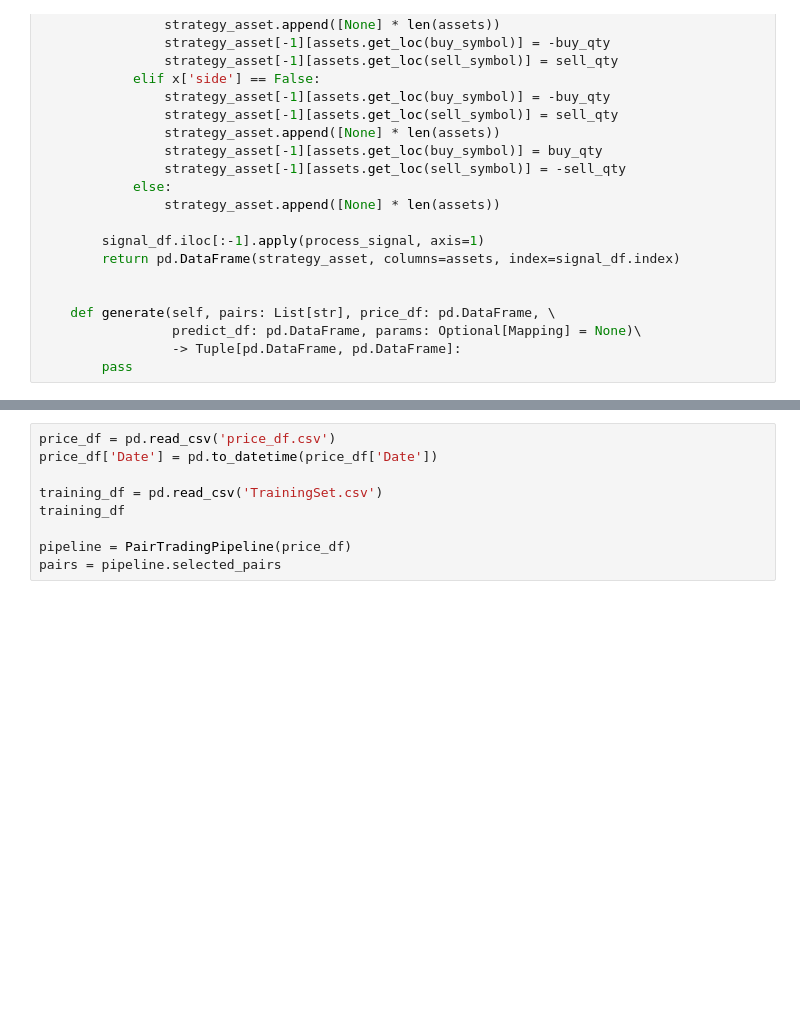
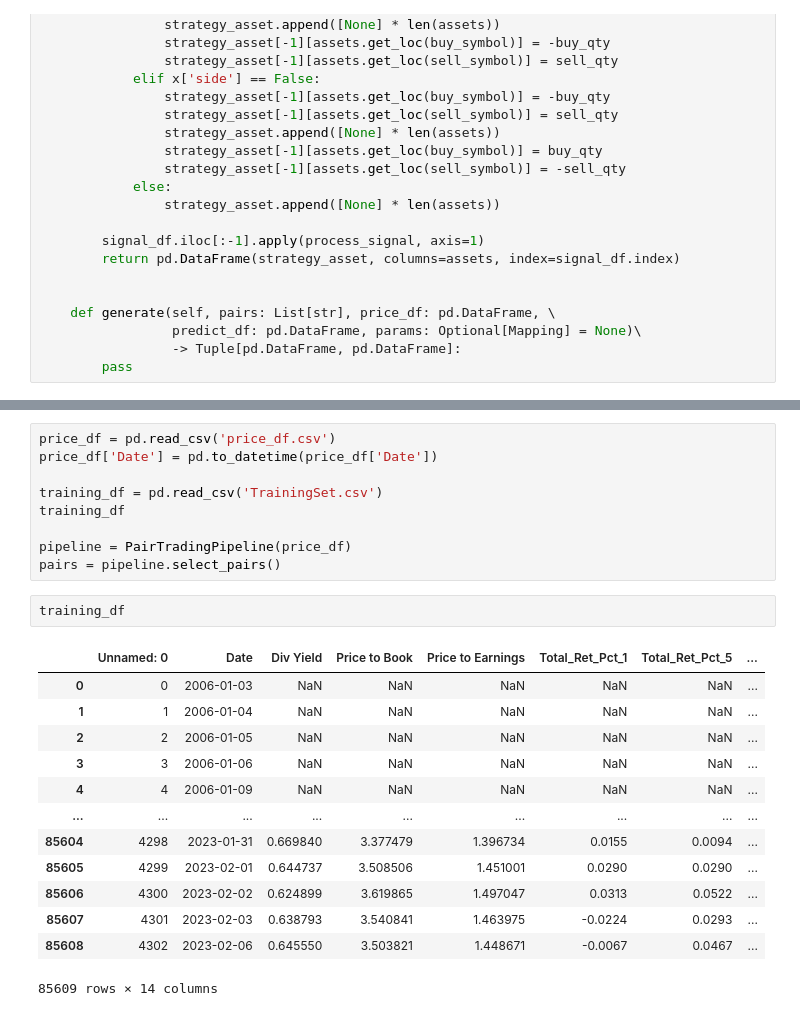
Before and after one commit to DerrickXZY/IAQF_Competition, a Jupyter notebook: pipeline/pipeline.ipynb, the cells around one changed output, grey strips where cells are left out. Cells and saved outputs as stored; diff of their text form; blank space fills up the shorter version.

```diff
--- a/pipeline/pipeline.ipynb
+++ b/pipeline/pipeline.ipynb
@@ -265,5 +282,21 @@ training_df = pd.read_csv('TrainingSet.csv')
 training_df
 
 pipeline = PairTradingPipeline(price_df)
-pairs = pipeline.selected_pairs
+pairs = pipeline.select_pairs()
+# %%
+training_df
+# %% [output]
+|  | Unnamed: 0 | Date | Div Yield | Price to Book | Price to Earnings | Total_Ret_Pct_1 | Total_Ret_Pct_5 | ... |
+| 0 | 0 | 2006-01-03 | NaN | NaN | NaN | NaN | NaN | ... |
+| 1 | 1 | 2006-01-04 | NaN | NaN | NaN | NaN | NaN | ... |
+| 2 | 2 | 2006-01-05 | NaN | NaN | NaN | NaN | NaN | ... |
+| 3 | 3 | 2006-01-06 | NaN | NaN | NaN | NaN | NaN | ... |
+| 4 | 4 | 2006-01-09 | NaN | NaN | NaN | NaN | NaN | ... |
+| ... | ... | ... | ... | ... | ... | ... | ... | ... |
+| 85604 | 4298 | 2023-01-31 | 0.669840 | 3.377479 | 1.396734 | 0.0155 | 0.0094 | ... |
+| 85605 | 4299 | 2023-02-01 | 0.644737 | 3.508506 | 1.451001 | 0.0290 | 0.0290 | ... |
+| 85606 | 4300 | 2023-02-02 | 0.624899 | 3.619865 | 1.497047 | 0.0313 | 0.0522 | ... |
+| 85607 | 4301 | 2023-02-03 | 0.638793 | 3.540841 | 1.463975 | -0.0224 | 0.0293 | ... |
+| 85608 | 4302 | 2023-02-06 | 0.645550 | 3.503821 | 1.448671 | -0.0067 | 0.0467 | ... |
+85609 rows × 14 columns
 # %%
```
Also changed, not shown: parts of 12 cells of this notebook.
